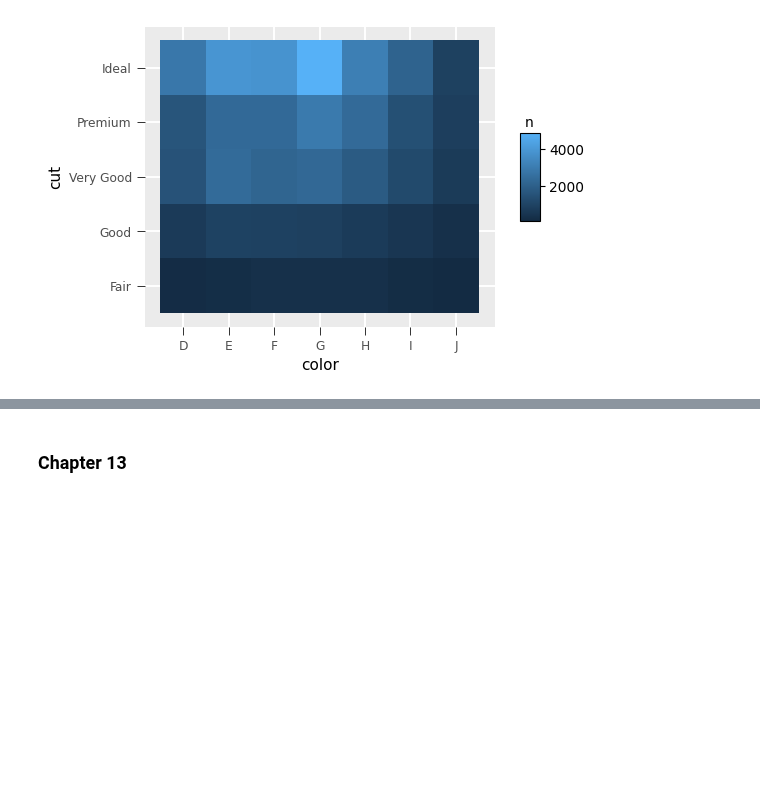
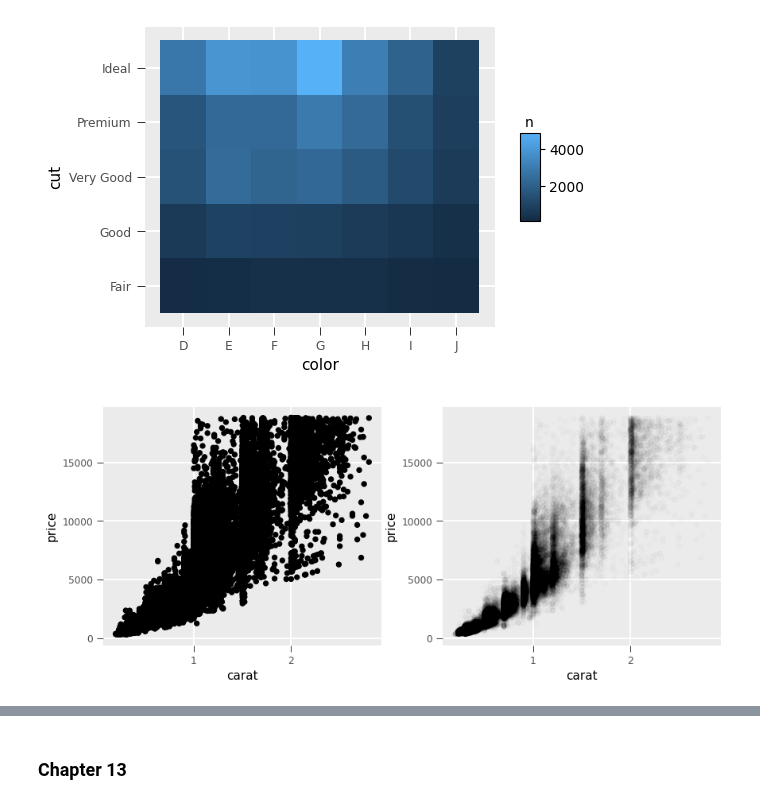
Before and after one commit to huangziwei/hea, a Jupyter notebook: example/books/dataframe.ipynb, the cells around one changed output, grey strips where cells are left out. Cells and saved outputs as stored; diff of their text form; code cells hidden in the pictures; blank space fills up the shorter version.

```diff
--- a/example/books/dataframe.ipynb
+++ b/example/books/dataframe.ipynb
@@ -1242,3 +1244,9 @@ from hea import len
 diamonds.count("color", "cut").ggplot(x="color", y="cut").geom_tile(fill="n")
 # %% [output]
 [figure]
+# %%
+p1 = smaller.ggplot(x="carat", y="price").geom_point()
+p2 = smaller.ggplot(x="carat", y="price").geom_point(alpha=0.01)
+p1 | p2
+# %% [output]
+[figure, added]
```
Also changed, not shown: parts of 8 cells of this notebook, 3 other files.
